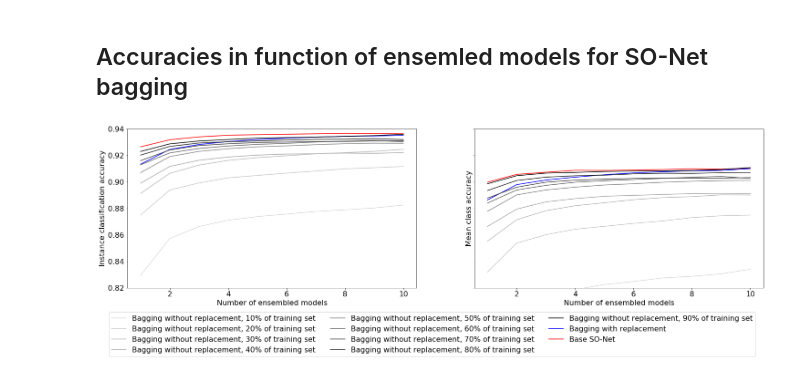
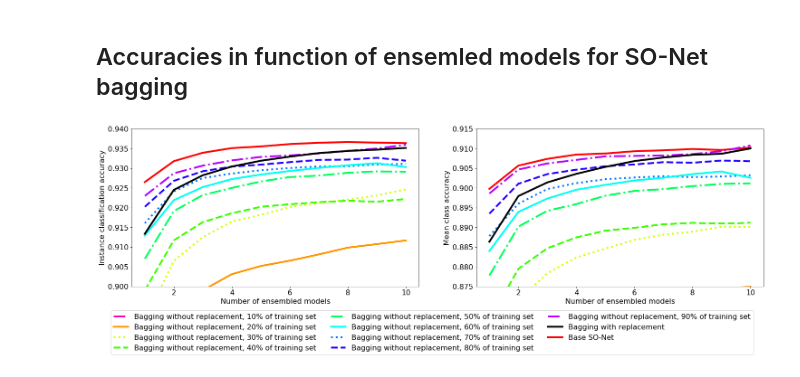
Before and after one commit to dkoguciuk/ensemble_learning_for_point_clouds, a Jupyter notebook: 3_3_sonet_bagging.ipynb, the cells around one changed output. Saved outputs shown, nothing was run; the diff lists cells and outputs as text; code cells hidden in the pictures.

```diff
--- a/3_3_sonet_bagging.ipynb
+++ b/3_3_sonet_bagging.ipynb
@@ -161,6 +161,10 @@ plt.rc('font', **font)
 
 def plot_acc_in_num_models(ax, acc_stats, acc_type='acc', styles={}, h_factor=0.1, times=None, without_errorbar=False):
     for model in acc_stats:
+
+        if model not in list(styles.keys()):
+            continue
+
         x = acc_stats[model].keys()
         y = [acc_stats[model][i][acc_type]['mean'] for i in x]
         if 'stddev' in acc_stats[model][1][acc_type] and not without_errorbar:
@@ -172,9 +176,10 @@ def plot_acc_in_num_models(ax, acc_stats, acc_type='acc', styles={}, h_factor=0.
                                color=styles[model]['color'],
                               linestyle=styles[model]['linestyle'])
         else:
-            ax.plot(x, y, label=styles[model]['label'],
-                               color=styles[model]['color'],
-                              linestyle=styles[model]['linestyle'])
+            ax.plot(x, y, label=styles[model]['label'],color=styles[model]['color'],
+                    linestyle=styles[model]['linestyle'],
+                    #dashes=styles[model]['dashes'],
+                   linewidth=styles[model]['linewidth'])
 
     if times is None:
         ax.set_xlabel('Number of ensembled models')
@@ -189,6 +194,9 @@ def plot_acc_in_num_models(ax, acc_stats, acc_type='acc', styles={}, h_factor=0.
     ax.set_position([box.x0, box.y0 + box.height * h_factor,
                      box.width, box.height * (1.0 - h_factor)])
 
+    # logsclae
+    ax.set_yscale('linear')
+
     # Show tick labels
     for tk in ax.get_yticklabels():
         tk.set_visible(True)
@@ -199,34 +207,44 @@ def plot_acc_in_num_models(ax, acc_stats, acc_type='acc', styles={}, h_factor=0.
 # %%
 acc_stats_sonet_bagging = get_accuracy_stats(SONET_BAGGING_MODELS + ['so-net'])
 # %%
-f, (ax1, ax2) = plt.subplots(1, 2, sharey=True, figsize=(25, 8))
-styles = {'so-net': {'color': 'r', 'linestyle': '-', 'label': 'Base SO-Net'},
-          'so-net_sz_01': {'color': '#dddddd', 'linestyle': '-', 'label': 'Bagging without replacement, 10% of training set'},
-          'so-net_sz_02': {'color': '#cccccc', 'linestyle': '-', 'label': 'Bagging without replacement, 20% of training set'},
-          'so-net_sz_03': {'color': '#bbbbbb', 'linestyle': '-', 'label': 'Bagging without replacement, 30% of training set'},
-          'so-net_sz_04': {'color': '#aaaaaa', 'linestyle': '-', 'label': 'Bagging without replacement, 40% of training set'},
-          'so-net_sz_05': {'color': '#888888', 'linestyle': '-', 'label': 'Bagging without replacement, 50% of training set'},
-          'so-net_sz_06': {'color': '#666666', 'linestyle': '-', 'label': 'Bagging without replacement, 60% of training set'},
-          'so-net_sz_07': {'color': '#444444', 'linestyle': '-', 'label': 'Bagging without replacement, 70% of training set'},
-          'so-net_sz_08': {'color': '#222222', 'linestyle': '-', 'label': 'Bagging without replacement, 80% of training set'},
-          'so-net_sz_09': {'color': '#000000', 'linestyle': '-', 'label': 'Bagging without replacement, 90% of training set'},
-          'so-net_bagging': {'color': 'b', 'linestyle': '-', 'label': 'Bagging with replacement'}
+def get_cmap(n, name='hsv'):
+    '''Returns a function that maps each index in 0, 1, ..., n-1 to a distinct
+    RGB color; the keyword argument name must be a standard mpl colormap name.'''
+    return plt.cm.get_cmap(name, n)
+
+cmap = get_cmap(11)
+linewidth = 4
+f, (ax1, ax2) = plt.subplots(1, 2, sharey=False, figsize=(25, 8))
+styles = {'so-net': {'color': 'r', 'linestyle': '-', 'dashes' : [13,1], 'label': 'Base SO-Net', 'linewidth' : linewidth},
+          'so-net_sz_01': {'color': cmap(9), 'linestyle': '-.', 'dashes' : [12,2], 'label': 'Bagging without replacement, 10% of training set', 'linewidth' : linewidth},
+          'so-net_sz_02': {'color': cmap(1), 'linestyle': '-', 'dashes' : [12,3], 'label': 'Bagging without replacement, 20% of training set', 'linewidth' : linewidth},
+          'so-net_sz_03': {'color': cmap(2), 'linestyle': ':', 'dashes' : [11,4], 'label': 'Bagging without replacement, 30% of training set', 'linewidth' : linewidth},
+          'so-net_sz_04': {'color': cmap(3), 'linestyle': '--', 'dashes' : [10,5], 'label': 'Bagging without replacement, 40% of training set', 'linewidth' : linewidth},
+          'so-net_sz_05': {'color': cmap(4), 'linestyle': '-.', 'dashes' : [9,6], 'label': 'Bagging without replacement, 50% of training set', 'linewidth' : linewidth},
+          'so-net_sz_06': {'color': cmap(5), 'linestyle': '-', 'dashes' : [8,7], 'label': 'Bagging without replacement, 60% of training set', 'linewidth' : linewidth},
+          'so-net_sz_07': {'color': cmap(6), 'linestyle': ':', 'dashes' : [7,8], 'label': 'Bagging without replacement, 70% of training set', 'linewidth' : linewidth},
+          'so-net_sz_08': {'color': cmap(7), 'linestyle': '--', 'dashes' : [6,9], 'label': 'Bagging without replacement, 80% of training set', 'linewidth' : linewidth},
+          'so-net_sz_09': {'color': cmap(8), 'linestyle': '-.', 'dashes' : [5,10], 'label': 'Bagging without replacement, 90% of training set', 'linewidth' : linewidth},
+          'so-net_bagging': {'color': 'black', 'linestyle': '-', 'dashes' : [6,2], 'label': 'Bagging with replacement', 'linewidth' : linewidth}
          }
 h = 0.2
 handles, labels = plot_acc_in_num_models(ax1, acc_stats_sonet_bagging, 'acc', styles, h, without_errorbar=True)
 plot_acc_in_num_models(ax2, acc_stats_sonet_bagging, 'mean_class_acc', styles, h, without_errorbar=True)
 
 # Order handles and labels
 order = []
 for percent in np.array(np.linspace(10, 90, 9)).astype(int):
-    order.append([idx for idx, label in enumerate(labels) if str(percent) in label][0])
+    asd = [idx for idx, label in enumerate(labels) if str(percent) in label]
+    if len(asd):
+        order.append(asd[0])
 order.append([idx for idx, label in enumerate(labels) if 'Bagging with replacement' == label][0])
 order.append([idx for idx, label in enumerate(labels) if 'Base SO-Net' == label][0])
 labels = np.array(labels)[order].tolist()
 handles = np.array(handles)[order].tolist()
 
 f.legend(handles=handles, loc='lower center', ncol=3)
-ax1.set_ylim((0.82, 0.94))
+ax1.set_ylim((0.90, 0.94))
+ax2.set_ylim((0.875, 0.915))
 f.savefig('images/sonet_bagging.png', bbox_inches='tight')
 # %% [output]
-[figure, old version]
+[figure, new version]
```
Also changed, not shown: 9 other files.
